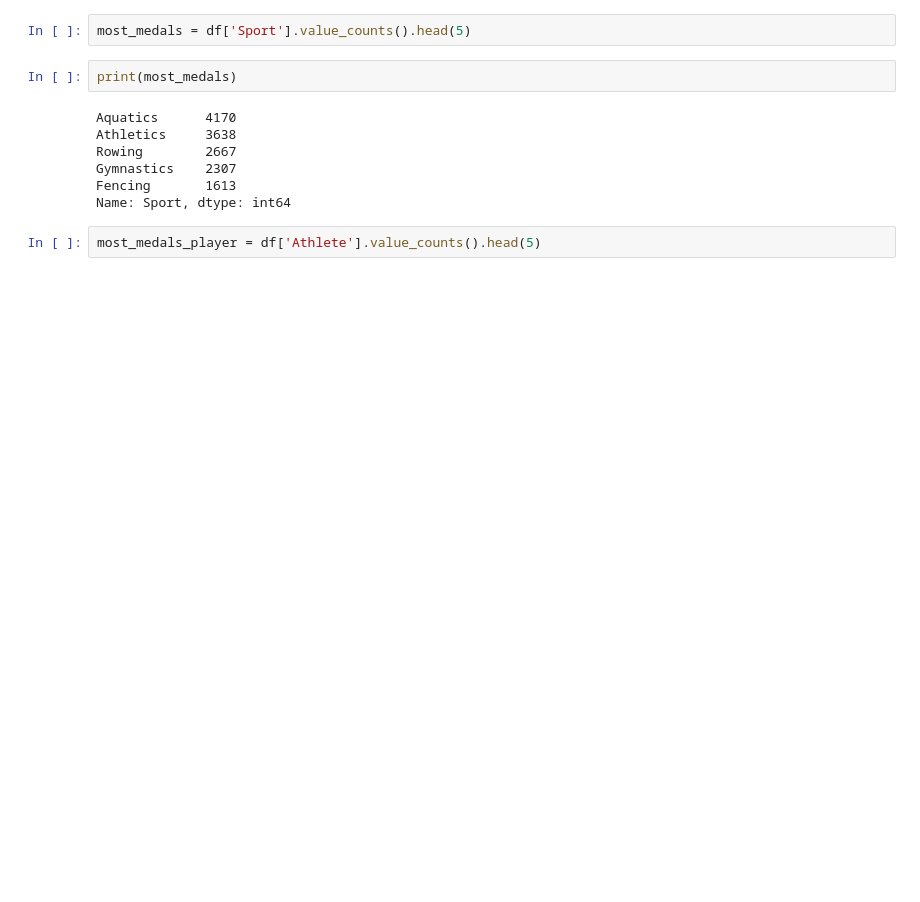
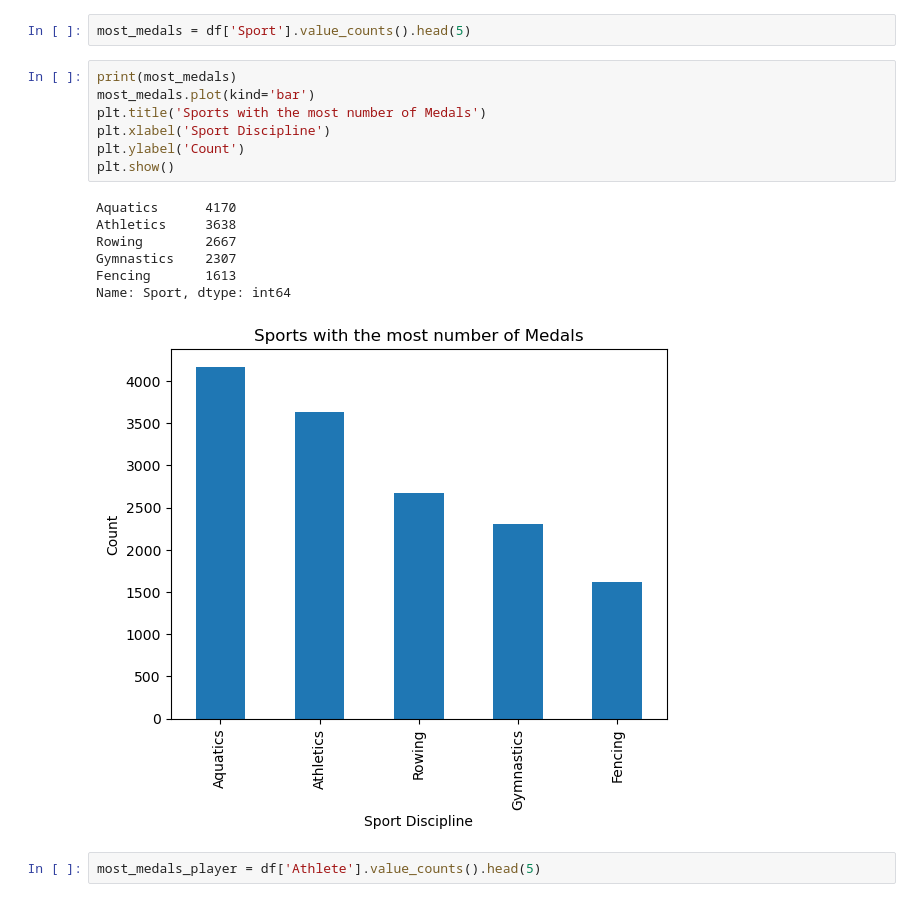
Before and after one commit to Ashv-in/summer_olympics, a Jupyter notebook: olympics.ipynb, the cells around one changed output. Drawn from its saved outputs; the diff is of its cells as text; blank space fills up the shorter version.

```diff
--- a/olympics.ipynb
+++ b/olympics.ipynb
@@ -44,13 +51,19 @@ Name: Sport, dtype: int64
 most_medals = df['Sport'].value_counts().head(5)
 # %%
 print(most_medals)
+most_medals.plot(kind='bar')
+plt.title('Sports with the most number of Medals')
+plt.xlabel('Sport Discipline')
+plt.ylabel('Count')
+plt.show()
 # %% [output]
 Aquatics      4170
 Athletics     3638
 Rowing        2667
 Gymnastics    2307
 Fencing       1613
 Name: Sport, dtype: int64
+[figure, added]
 # %%
 most_medals_player = df['Athlete'].value_counts().head(5)
 # %%
```
Also changed, not shown: parts of 5 cells of this notebook.
